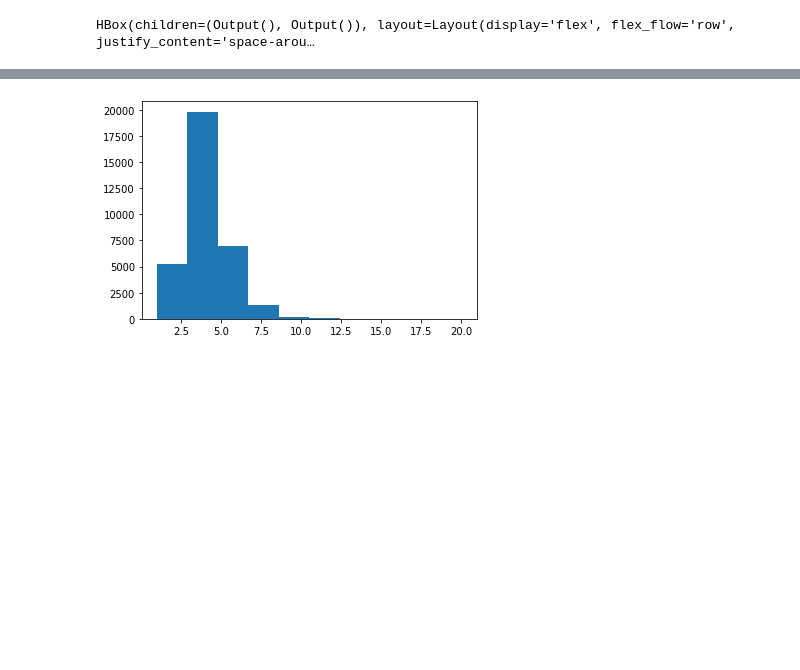
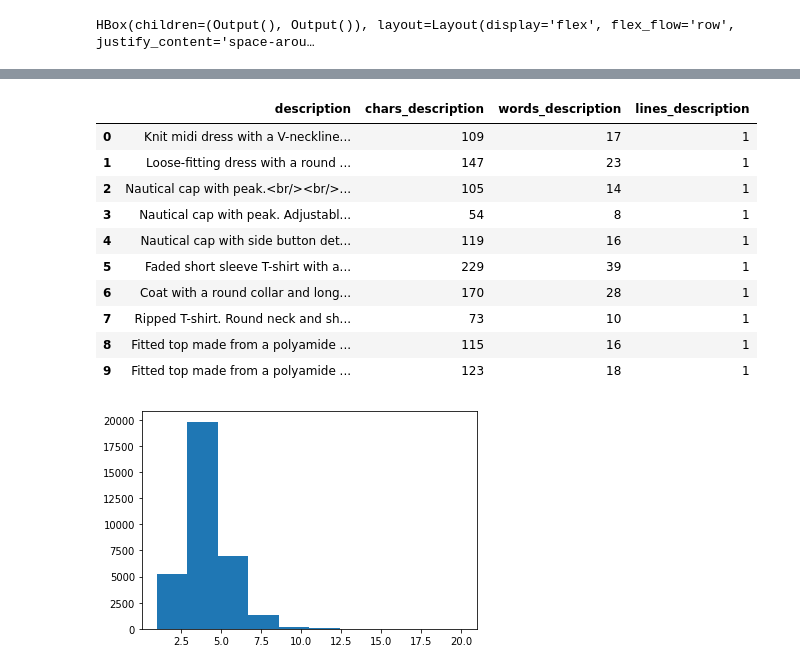
Before and after one commit to vbayarri/SpainAI_2020_reto_NLP, a Jupyter notebook: 1.Jupyter/Analysis.ipynb, the cells around one changed output, grey strips where cells are left out. Saved outputs shown, nothing was run; the diff lists cells and outputs as text; code cells hidden in the pictures; blank space fills up the shorter version.

```diff
--- a/1.Jupyter/Analysis.ipynb
+++ b/1.Jupyter/Analysis.ipynb
@@ -103,3 +99,21 @@ AttributeError: ignored
+# %%
+testpd['chars_description'] = testpd['description'].apply(lambda x : len(x))
+testpd['words_description'] = testpd['description'].apply(lambda x : len(x.split()))
+testpd['lines_description'] = testpd['description'].apply(lambda x : len(x.split('\n')))
+
+testpd.head(10)
+# %% [output]
+|  | description | chars_description | words_description | lines_description |
+| 0 | Knit midi dress with a V-neckline... | 109 | 17 | 1 |
+| 1 | Loose-fitting dress with a round ... | 147 | 23 | 1 |
+| 2 | Nautical cap with peak.<br/><br/>... | 105 | 14 | 1 |
+| 3 | Nautical cap with peak. Adjustabl... | 54 | 8 | 1 |
+| 4 | Nautical cap with side button det... | 119 | 16 | 1 |
+| 5 | Faded short sleeve T-shirt with a... | 229 | 39 | 1 |
+| 6 | Coat with a round collar and long... | 170 | 28 | 1 |
+| 7 | Ripped T-shirt. Round neck and sh... | 73 | 10 | 1 |
+| 8 | Fitted top made from a polyamide ... | 115 | 16 | 1 |
+| 9 | Fitted top made from a polyamide ... | 123 | 18 | 1 |
 # %%
 ## Estatistics about columns
 
```
Also changed, not shown: parts of 2 cells of this notebook.
